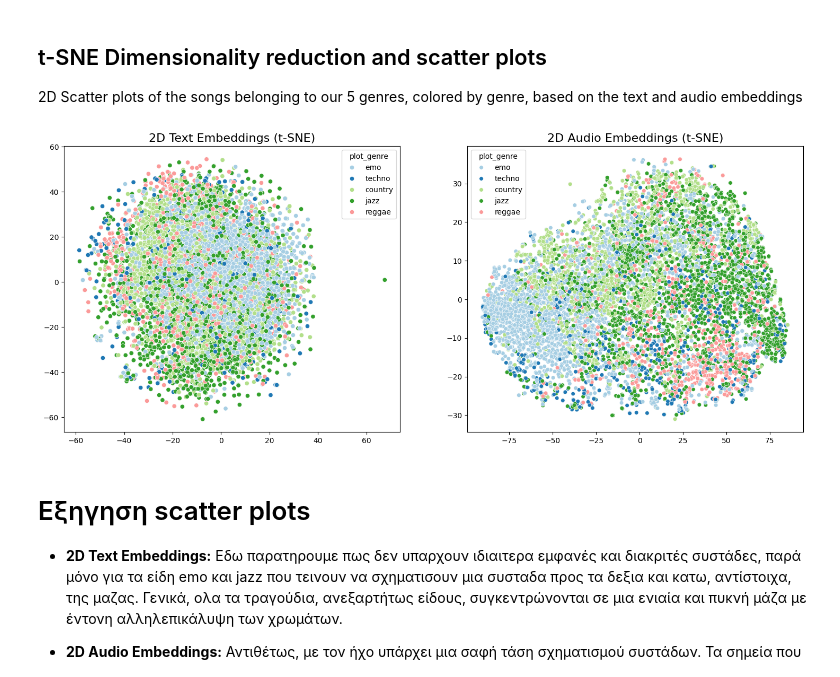
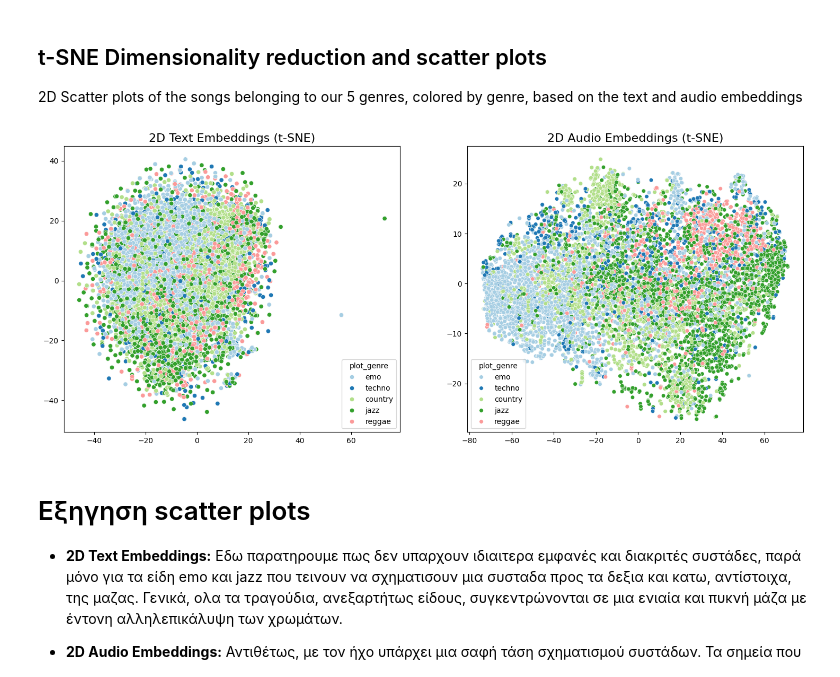
Before and after one commit to antonyza/multimodal-music-analysis, a Jupyter notebook: part1.ipynb, the cells around one changed output. Saved outputs shown, nothing was run; the diff lists cells and outputs as text; code cells hidden in the pictures.

```diff
--- a/part1.ipynb
+++ b/part1.ipynb
@@ -591,6 +591,8 @@ country         1608                  37            2.30
 # %%
 import seaborn as sns
 from sklearn.manifold import TSNE
+from sklearn.preprocessing import StandardScaler
+
 
 # from each song get the genre that belongs to our 5 genres
 def get_plot_genre(genre_list):
@@ -598,37 +600,41 @@ def get_plot_genre(genre_list):
         return genre_list if genre_list in my_genres else 'other'
 
     common = [g for g in genre_list if g in my_genres]
 
     return common[0] if common else 'other' # assume and take the first one only (if more than 2 appear)
 
 df_merged['plot_genre'] = df_merged['genre'].apply(get_plot_genre)
 
 # list to array of the embeddings
 text_embeddings = np.vstack(df_merged['text_embedding'].values)
 audio_embeddings = np.vstack(df_merged['audio_embedding'].values)
 
 # apply t-SNE for 2 dimensions
-tsne = TSNE(n_components=2, random_state=100)
+tsne = TSNE(n_components=2, perplexity=50, random_state=100) # higher perplexity to form more distinct clusters
 
-# this takes time
+# t-SNE on the text embeddings
 text_2d = tsne.fit_transform(text_embeddings)
-audio_2d = tsne.fit_transform(audio_embeddings)
+
+# t-SNE on the audio embeddings (scale first)
+scaler = StandardScaler()
+audio_embeddings_scaled = scaler.fit_transform(audio_embeddings)
+audio_2d = tsne.fit_transform(audio_embeddings_scaled)
 
 
 # create the scatter plots
 fig, axes = plt.subplots(1, 2, figsize=(18, 7))
 
 sns.scatterplot(x=text_2d[:,0], y=text_2d[:,1], hue=df_merged['plot_genre'],
                 palette='Paired', ax=axes[0])
 axes[0].set_title('2D Text Embeddings (t-SNE)', fontsize=16)
 
 sns.scatterplot(x=audio_2d[:,0], y=audio_2d[:,1], hue=df_merged['plot_genre'],
                 palette='Paired', ax=axes[1], s=30)
 axes[1].set_title('2D Audio Embeddings (t-SNE)', fontsize=16)
 
 plt.show()
 # %% [output]
-[figure, old version]
+[figure, new version]
 # %% [markdown]
 # Εξηγηση scatter plots
 
```
Also changed, not shown: parts of 3 cells of this notebook.
